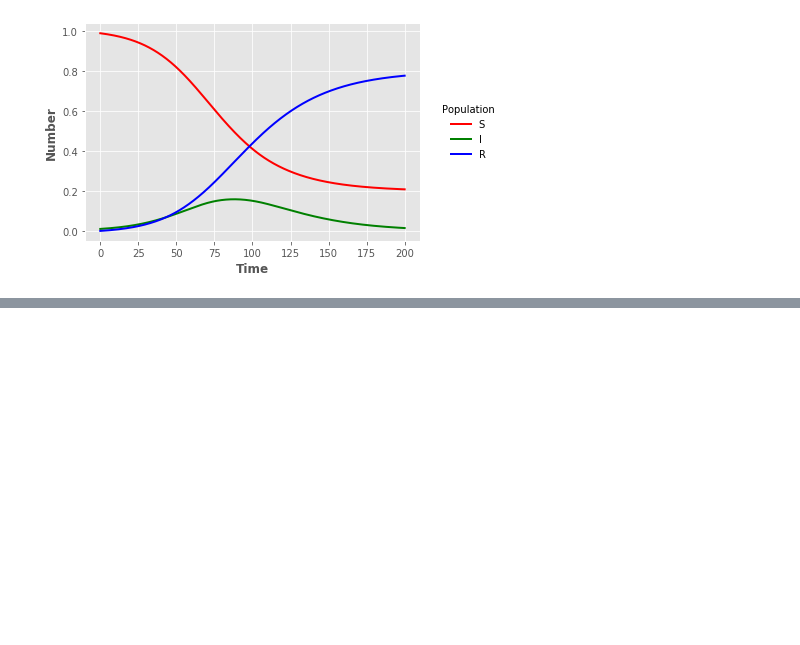
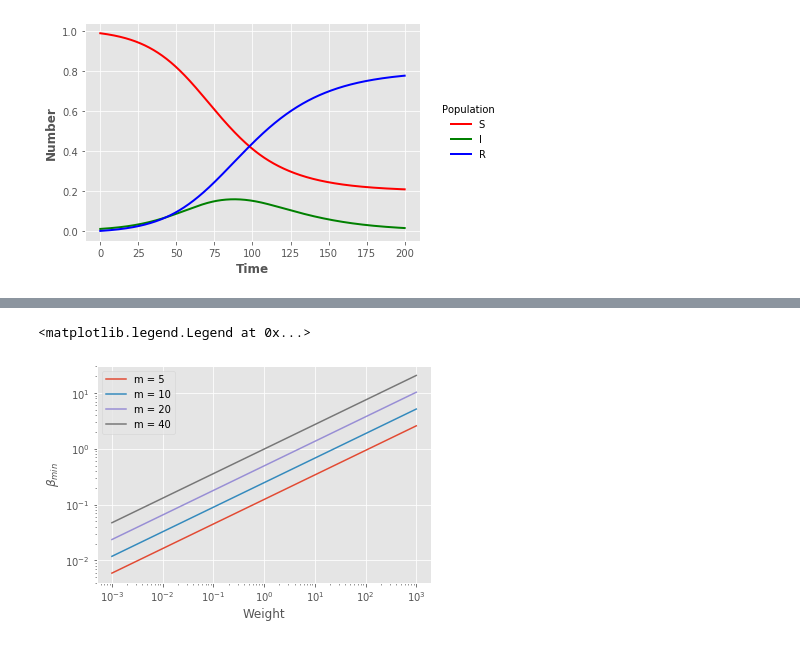
Before and after one commit to anathayna/jupyter-notebook, a Jupyter notebook: simulation/deterministic.ipynb, the cells around one changed output, grey strips where cells are left out. Drawn from its saved outputs; the diff is of its cells as text; code cells hidden in the pictures; blank space fills up the shorter version.

```diff
--- a/simulation/deterministic.ipynb
+++ b/simulation/deterministic.ipynb
@@ -41,0 +77,13 @@ frame.set_linewidth(0)
+# %%
+m = [5,10,20,40]
+ws = 10**np.linspace(-3,3,601)
+betas = np.zeros((601,4))
+for i in range(4):
+    betas[:,i] = 0.0247*m[i]*ws**0.44
+plt.loglog(ws,betas)
+plt.xlabel("Weight")
+plt.ylabel(r'$\beta_{min}$')
+plt.legend(("m = 5", "m = 10", "m = 20", "m = 40"))
+# %% [output]
+<matplotlib.legend.Legend at 0x...>
+[figure, added]
```
Also changed, not shown: parts of 7 cells of this notebook.
